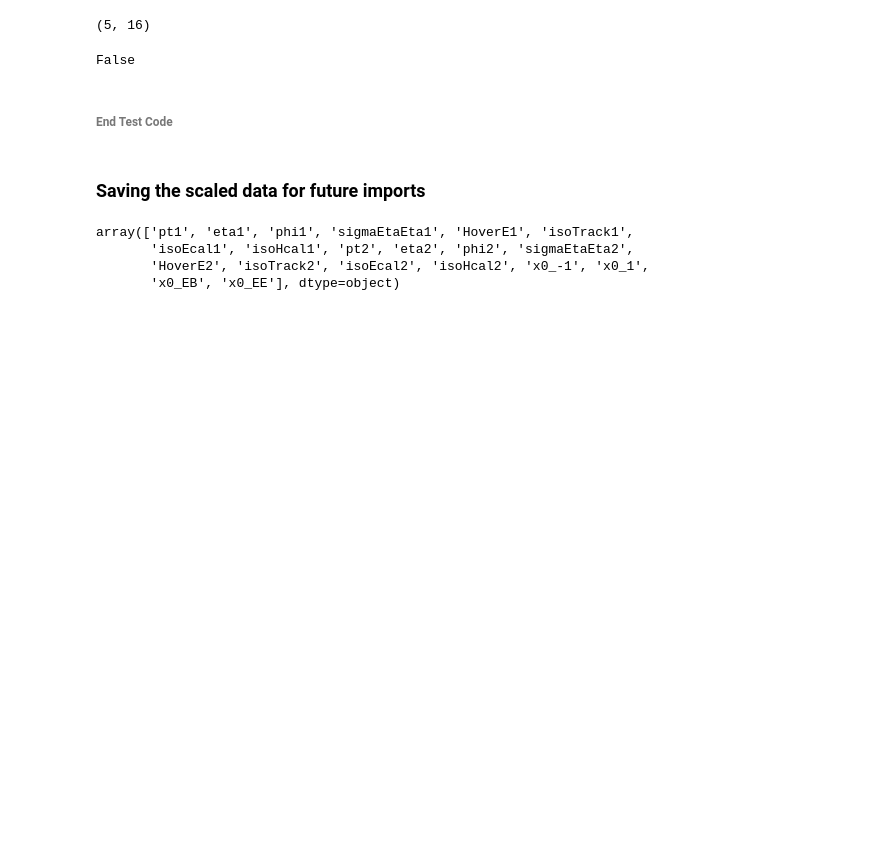
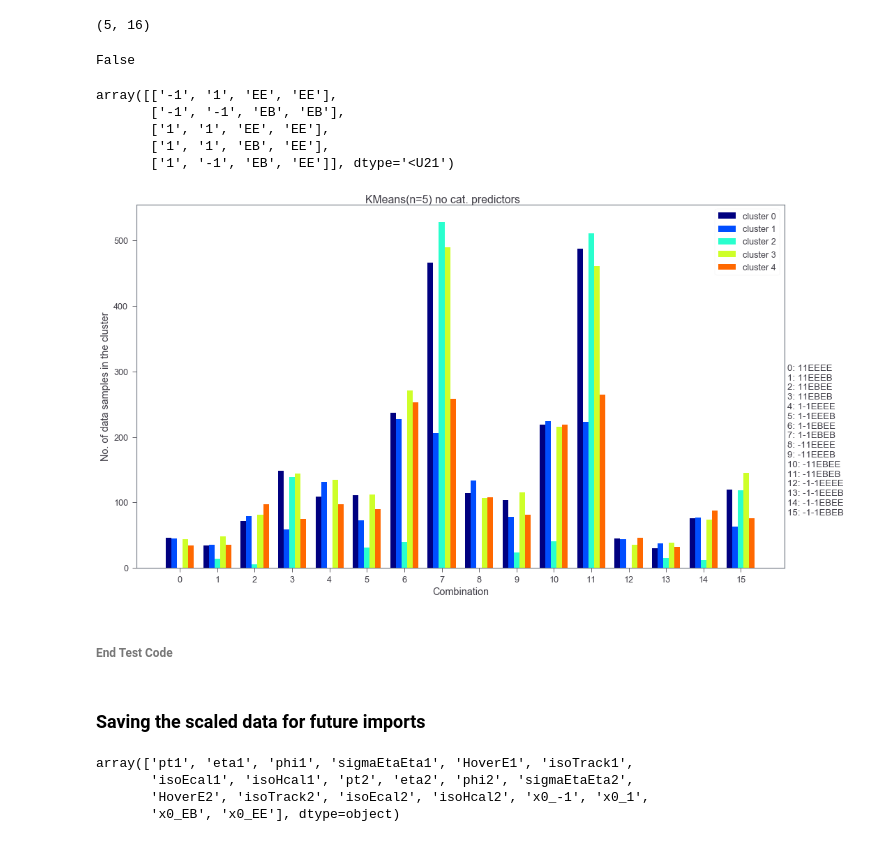
Before and after one commit to sameervk/Unsupervised_ML_of_Z_boson_decay, a Jupyter notebook: Zee-decay_KMeans_experimental_v1.ipynb, the cells around one changed output. Cells and saved outputs as stored; diff of their text form; code cells hidden in the pictures; blank space fills up the shorter version.

Commit message:
"Updated functions"
For use with the other clustering algorithms

```diff
--- a/Zee-decay_KMeans_experimental_v1.ipynb
+++ b/Zee-decay_KMeans_experimental_v1.ipynb
@@ -1664,5 +1739,5 @@ np.where(test1[0] == test0[0])
 # %%
-def uniforming_func(predicted_values = np.array([]), n_clusters = 2):
+def uniforming_func(scaled_traindata = np.array([]), predicted_values = np.array([]), n_clusters = 2):
 
     unique_elems = [list(np.unique(scaled_traindata[:,16:][predicted_values==i], axis=0, return_counts=True))
                     for i in range(n_clusters)]
@@ -1673,7 +1748,7 @@ def uniforming_func(predicted_values = np.array([]), n_clusters = 2):
     type_counts_len, type_counts_idx = np.unique(type_counts, return_index=True)
 
     if type_counts_len.size == 1:
-        return 'All clusters have the same number of particle charge and type combinations.'
+        return 'All clusters have the same number of particle charge and type combinations.', False
 
     for i, counts in zip(type_counts_idx[0:-1], type_counts_len):
         relative_indices = [np.argwhere(np.all(unique_elems[type_counts_idx[-1]][0] ==
@@ -1768,3 +1875,12 @@ uniforming_func(pred_5_nocat,5)[1] ==  unique_elems[0][0]
 False
 # %%
 # np.all(uniforming_func(pred_5_nocat,5)[1] ==  unique_elems[0][0], axis=1)
+# %%
+# Need to combine uniforming func with bar graph
+decode_fn(np.array(count_list))
+# %% [output]
+array([['-1', '1', 'EE', 'EE'],
+       ['-1', '-1', 'EB', 'EB'],
+       ['1', '1', 'EE', 'EE'],
+       ['1', '1', 'EB', 'EE'],
+       ['1', '-1', 'EB', 'EE']], dtype='<U21')
@@ -1771,3 +1944,7 @@ False
+# %%
+barplot_func_v2(scaled_traindata, pred_5_nocat, n_clusters=5,figsize=(14,8.2), bar_width=0.15, title='KMeans(n=5) no cat. predictors')
+# %% [output]
+[figure, added]
 # %% [markdown]
 ###### End Test Code
 # %% [markdown]
```
Also changed, not shown: parts of 21 cells of this notebook, 4 other files.
